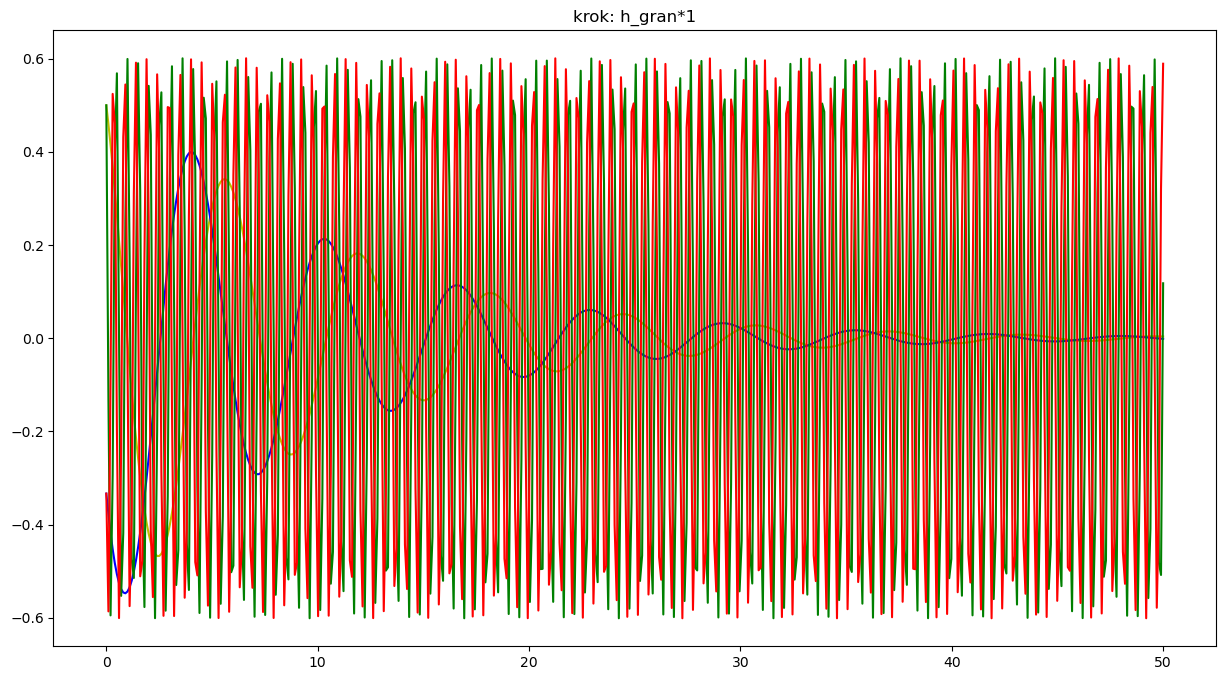
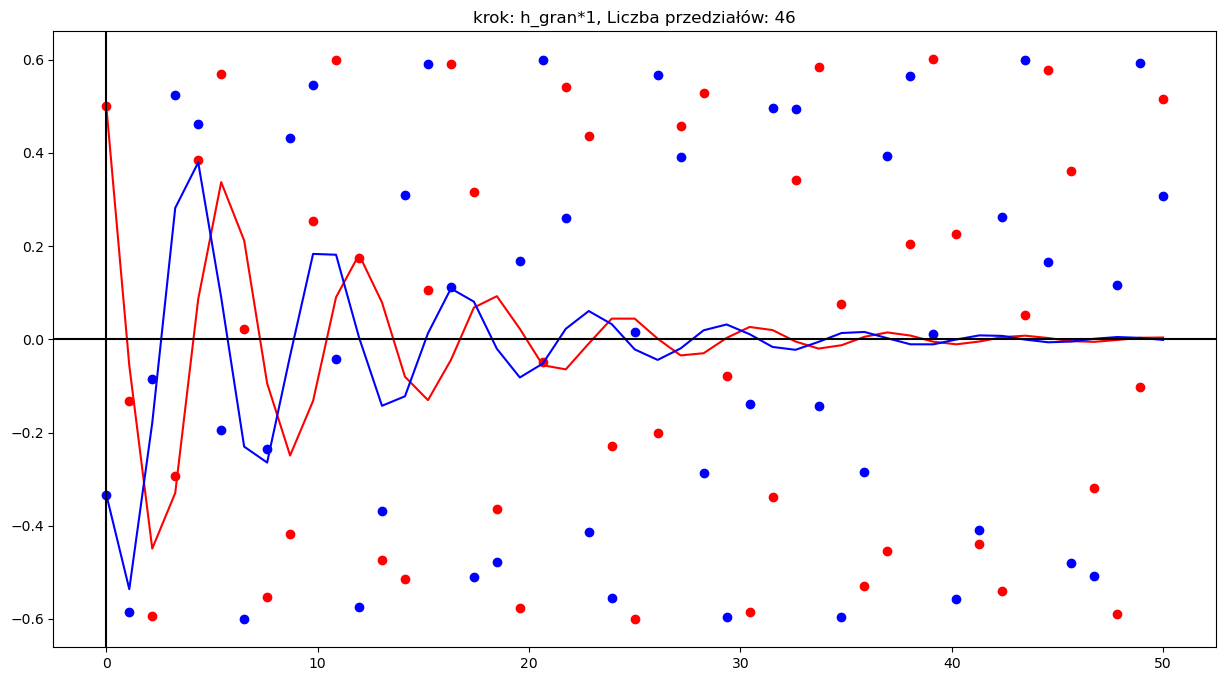
The change to this notebook cell's code, shown as a diff; its figure went from the first image to the second:
--- before
+++ after
@@ -1,14 +1,17 @@
 sol1 = lambda t: (1/6)*np.exp(-t/10)*(3*np.cos(t) - 2*np.sin(t))
-sol1 = np.vectorize(sol1)
+# sol1 = np.vectorize(sol1)
 sol2 = lambda t: -(1/6)*np.exp(-t/10)*(3*np.sin(t) + 2*np.cos(t))
-sol2 = np.vectorize(sol2)
+# sol2 = np.vectorize(sol2)
 hs = [1, 1.1, 1.5, 0.9, 0.5, 0.2]
-time = np.linspace(0, 50, 500)
 for a in hs:
+    N = int(50/(a*h_gran))
+    time = np.linspace(0, 50, N)
     fig, ax = plt.subplots(figsize = (15, 8))
-    ax.plot(time, sol1(time), color = 'y')
+    ax.plot(time, sol1(time), color = 'r')
     ax.plot(time, sol2(time), color = 'b')
-    ax.plot(time, rozwiazanie(a*h_gran, 500)[0], color = 'g')
-    ax.plot(time, rozwiazanie(a*h_gran, 500)[1], color = 'r')
-    ax.set_title(f'krok: h_gran*{a}')
+    ax.scatter(time, rozwiazanie(a*h_gran, N)[0], color = 'r')
+    ax.scatter(time, rozwiazanie(a*h_gran, N)[1], color = 'b')
+    ax.set_title(f'krok: h_gran*{a}, Liczba przedziałów: {N-1}')
+    ax.axvline(color = 'black')
+    ax.axhline(color = 'black')
     plt.show()

Commit: wszystko hula jeśli mogę dopasowywać liczbę podprzedziałów, problem z treścią zadania rozwiązany